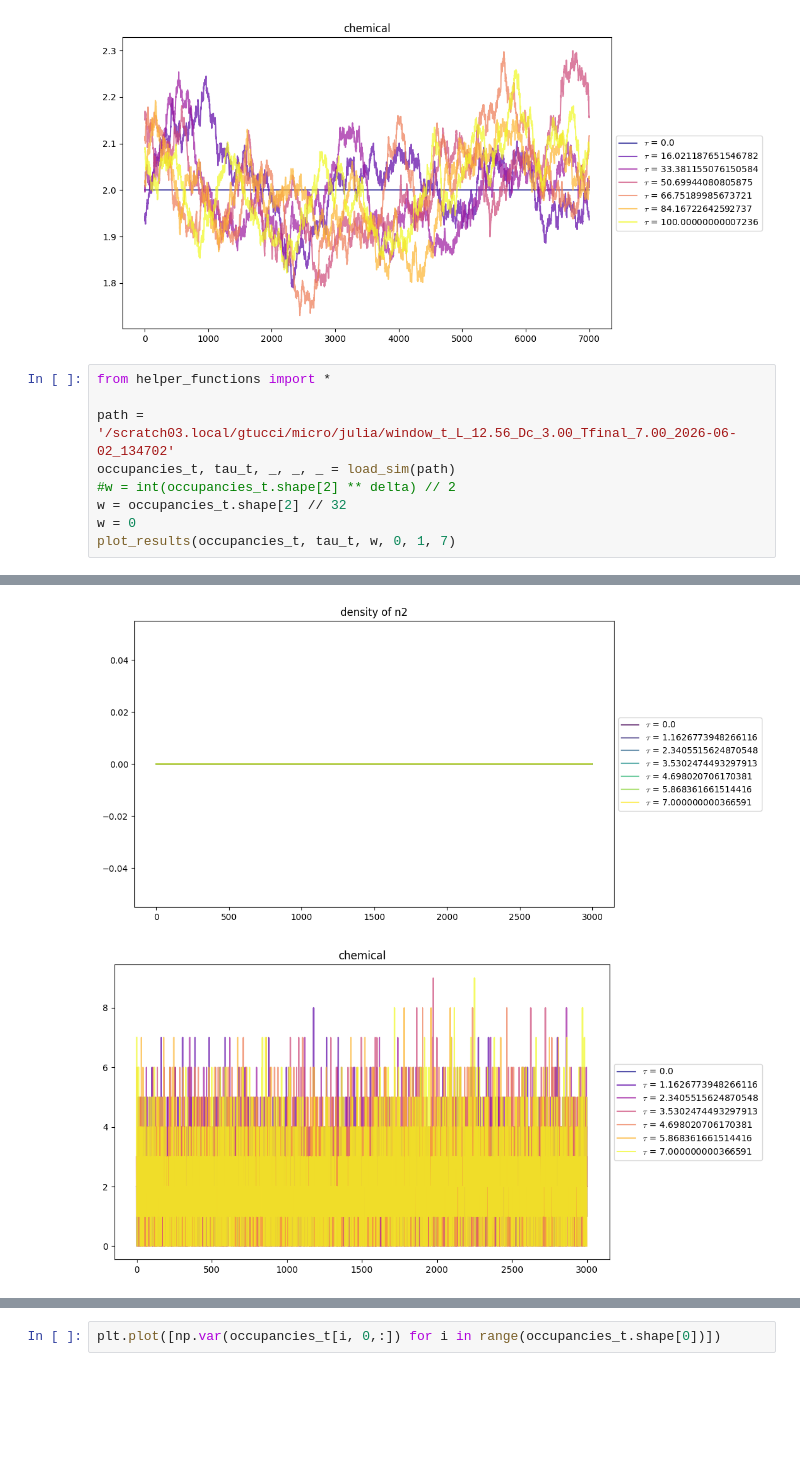
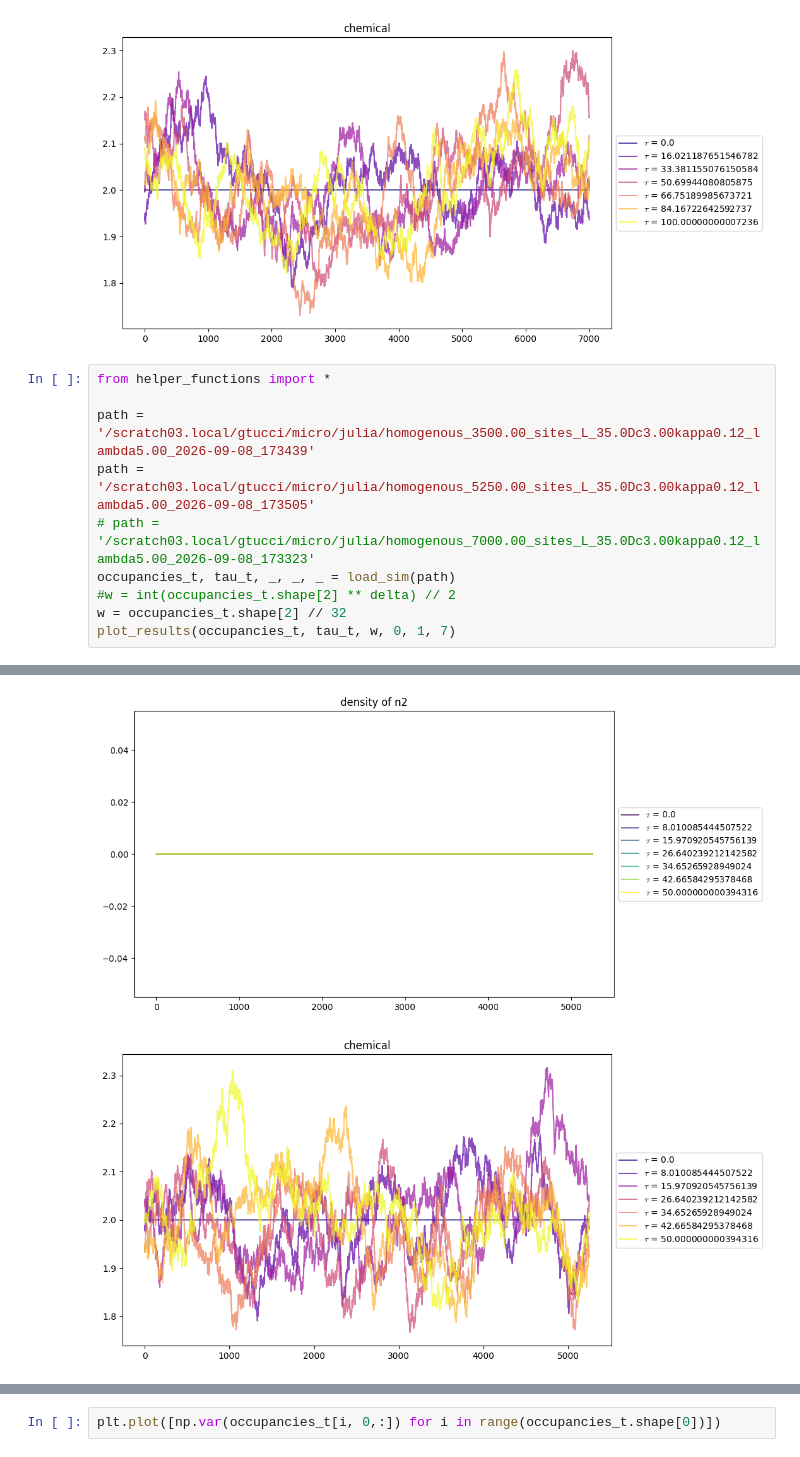
Before and after one commit to HappyTurtle99/Microscopic, a Jupyter notebook: visualize_gennaro.ipynb, the cells around one changed output, grey strips where cells are left out. Cells and saved outputs as stored; diff of their text form; blank space fills up the shorter version.

```diff
--- a/visualize_gennaro.ipynb
+++ b/visualize_gennaro.ipynb
@@ -122,10 +122,11 @@ plot_results(occupancies_t, tau_t, w, 0, 1, 7)
 # %%
 from helper_functions import *
 
-path = '/scratch03.local/gtucci/micro/julia/window_t_L_12.56_Dc_3.00_Tfinal_7.00_2026-06-02_134702'
+path = '/scratch03.local/gtucci/micro/julia/homogenous_3500.00_sites_L_35.0Dc3.00kappa0.12_lambda5.00_2026-09-08_173439'
+path = '/scratch03.local/gtucci/micro/julia/homogenous_5250.00_sites_L_35.0Dc3.00kappa0.12_lambda5.00_2026-09-08_173505'
+# path = '/scratch03.local/gtucci/micro/julia/homogenous_7000.00_sites_L_35.0Dc3.00kappa0.12_lambda5.00_2026-09-08_173323'
 occupancies_t, tau_t, _, _, _ = load_sim(path)
 #w = int(occupancies_t.shape[2] ** delta) // 2
 w = occupancies_t.shape[2] // 32
-w = 0
 plot_results(occupancies_t, tau_t, w, 0, 1, 7)
 # %% [output]
@@ -133,2 +134,2 @@ plot_results(occupancies_t, tau_t, w, 0, 1, 7)
-[figure, old version]
+[figure, new version]
-[figure, old version]
+[figure, new version]
```
Also changed, not shown: parts of 17 cells of this notebook, 8 other files.
